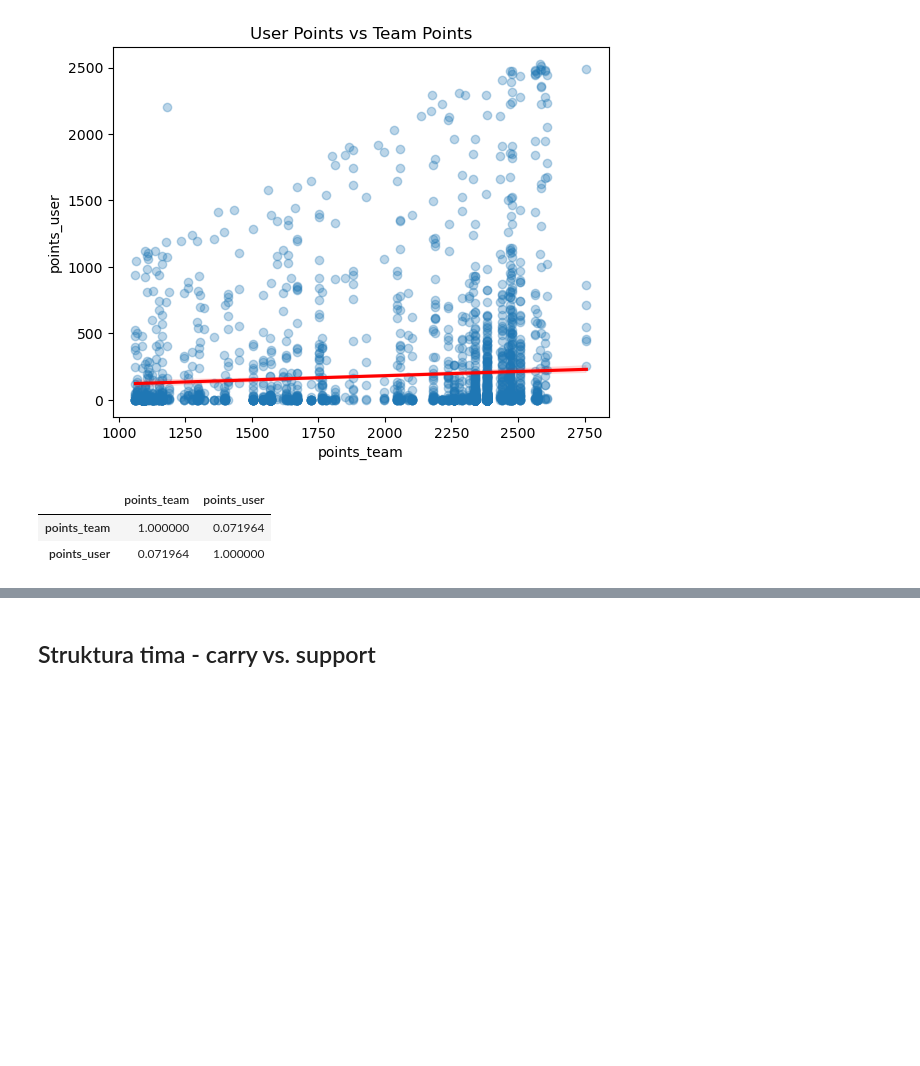
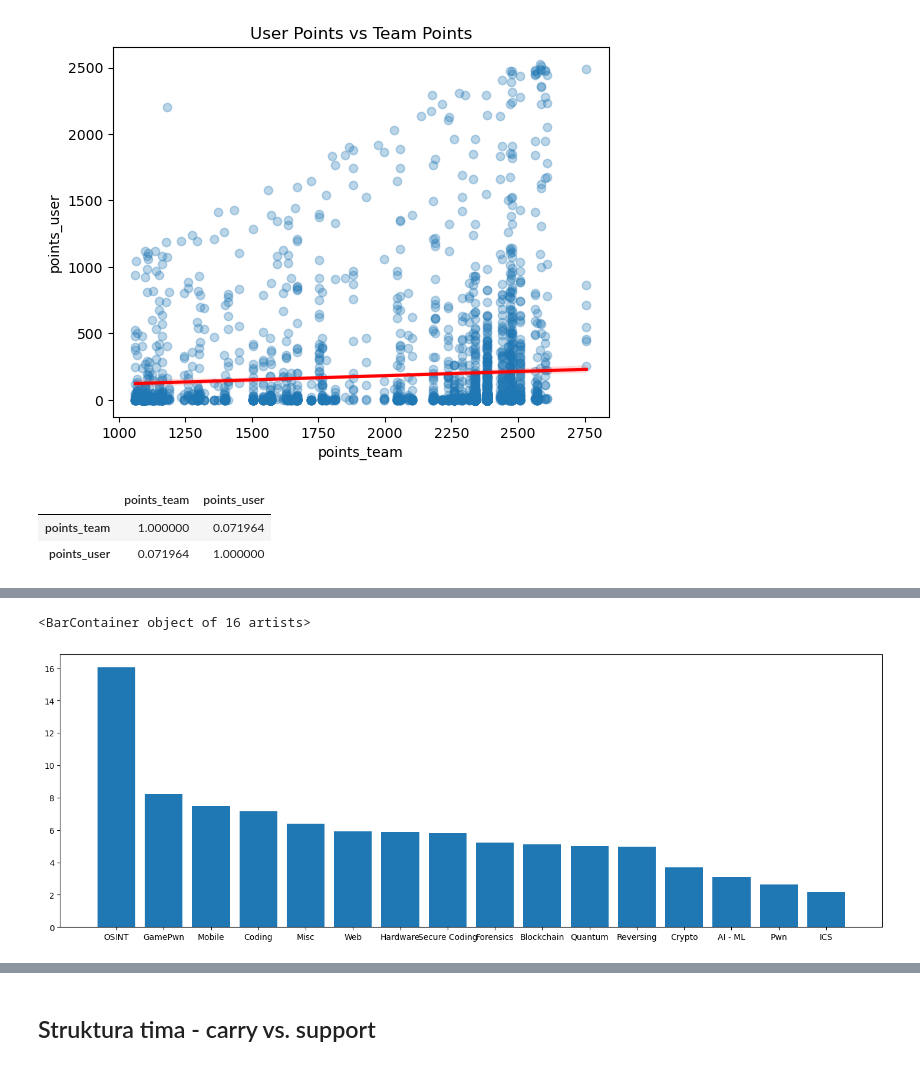
Before and after one commit to dfili/DIPRAD, a Jupyter notebook: HTB/htb_analiza.ipynb, the cells around one changed output, grey strips where cells are left out. Cells and saved outputs as stored; diff of their text form; code cells hidden in the pictures; blank space fills up the shorter version.

```diff
--- a/HTB/htb_analiza.ipynb
+++ b/HTB/htb_analiza.ipynb
@@ -665,0 +723,7 @@ corr_points
+# %%
+owned_per_category_percentage = users_categories_df.groupby("category")["completion_percentage"].mean().sort_values(ascending=False)
+plt.figure(figsize=(18,6))
+plt.bar(owned_per_category_percentage.index, owned_per_category_percentage.values)
+# %% [output]
+<BarContainer object of 16 artists>
+[figure, added]
```
Also changed, not shown: parts of 78 cells of this notebook.
